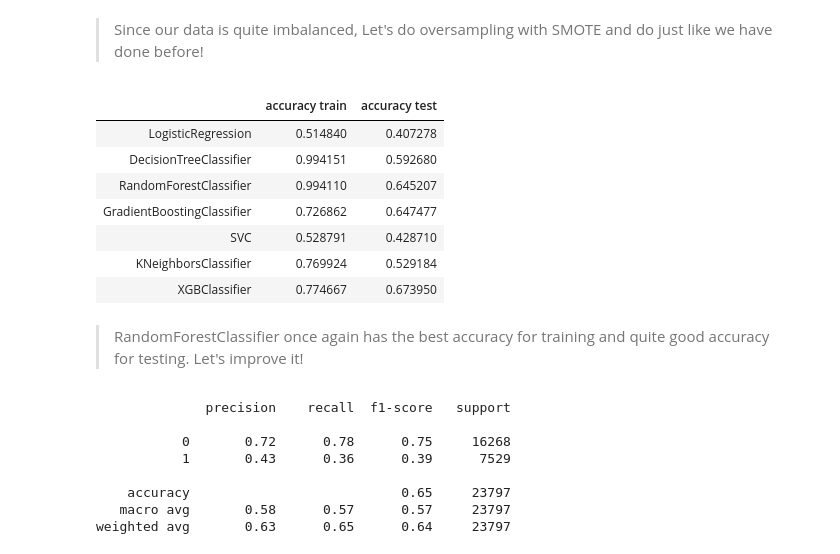
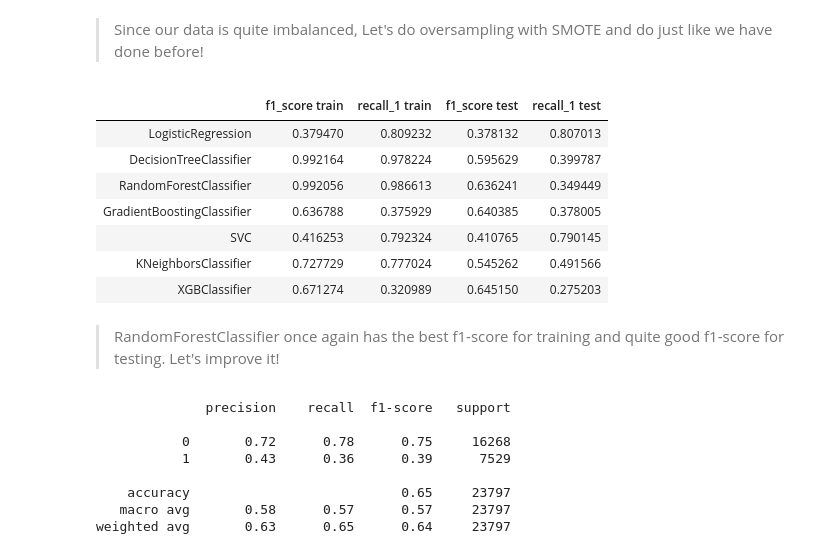
Before and after one commit to alvinhizra9/Final_Project_JCDS02_PurwadhikaBDG, a Jupyter notebook: final_project.ipynb, the cells around one changed output. Drawn from its saved outputs; the diff is of its cells as text; code cells hidden in the pictures.

```diff
--- a/final_project.ipynb
+++ b/final_project.ipynb
@@ -542,10 +552,14 @@ X_train, X_test, y_train, y_test = train_test_split(X,y,random_state=101)
 # %%
-acc_train = []
-acc_test = []
+f1_train = []
+f1_test = []
+rec_train = []
+rec_test = []
 for item in models:
     model = item()
     model.fit(X_train,y_train)
-    acc_train.append(accuracy_score(y_train,model.predict(X_train)))
-    acc_test.append(accuracy_score(y_test,model.predict(X_test)))
-pd.DataFrame(zip(acc_train,acc_test),columns=['accuracy train','accuracy test'],index=model_name)
+    f1_train.append(f1_score(y_train,model.predict(X_train),average='weighted'))
+    f1_test.append(f1_score(y_test,model.predict(X_test),average='weighted'))
+    rec_train.append(recall_score(y_train,model.predict(X_train),average=None)[1])
+    rec_test.append(recall_score(y_test,model.predict(X_test),average=None)[1])
+pd.DataFrame(zip(f1_train,rec_train,f1_test,rec_test),columns=['f1_score train','recall_1 train','f1_score test','recall_1 test'],index=model_name)
 # %% [output]
@@ -727,27 +741,31 @@ weighted avg       0.66      0.61      0.63     23797
 # %%
 from imblearn.over_sampling import SMOTE
 # %%
-acc_train = []
-acc_test = []
+f1_train = []
+f1_test = []
+rec_train = []
+rec_test = []
 sm = SMOTE(random_state=101)
 X_sm, y_sm = sm.fit_sample(X_train,y_train)
 for item in models:
     model = item()
     model.fit(X_sm, y_sm)
-    acc_train.append(accuracy_score(y_sm,model.predict(X_sm)))
-    acc_test.append(accuracy_score(y_test,model.predict(X_test)))
-pd.DataFrame(zip(acc_train,acc_test),columns=['accuracy train','accuracy test'],index=model_name)
+    f1_train.append(f1_score(y_train,model.predict(X_train),average='weighted'))
+    f1_test.append(f1_score(y_test,model.predict(X_test),average='weighted'))
+    rec_train.append(recall_score(y_train,model.predict(X_train),average=None)[1])
+    rec_test.append(recall_score(y_test,model.predict(X_test),average=None)[1])
+pd.DataFrame(zip(f1_train,rec_train,f1_test,rec_test),columns=['f1_score train','recall_1 train','f1_score test','recall_1 test'],index=model_name)
 # %% [output]
-|  | accuracy train | accuracy test |
-| LogisticRegression | 0.514840 | 0.407278 |
-| DecisionTreeClassifier | 0.994151 | 0.592680 |
-| RandomForestClassifier | 0.994110 | 0.645207 |
-| GradientBoostingClassifier | 0.726862 | 0.647477 |
-| SVC | 0.528791 | 0.428710 |
-| KNeighborsClassifier | 0.769924 | 0.529184 |
-| XGBClassifier | 0.774667 | 0.673950 |
+|  | f1_score train | recall_1 train | f1_score test | recall_1 test |
+| LogisticRegression | 0.379470 | 0.809232 | 0.378132 | 0.807013 |
+| DecisionTreeClassifier | 0.992164 | 0.978224 | 0.595629 | 0.399787 |
+| RandomForestClassifier | 0.992056 | 0.986613 | 0.636241 | 0.349449 |
+| GradientBoostingClassifier | 0.636788 | 0.375929 | 0.640385 | 0.378005 |
+| SVC | 0.416253 | 0.792324 | 0.410765 | 0.790145 |
+| KNeighborsClassifier | 0.727729 | 0.777024 | 0.545262 | 0.491566 |
+| XGBClassifier | 0.671274 | 0.320989 | 0.645150 | 0.275203 |
 # %% [markdown]
-> RandomForestClassifier once again has the best accuracy for training and quite good accuracy for testing. Let's improve it!
+> RandomForestClassifier once again has the best f1-score for training and quite good f1-score for testing. Let's improve it!
 # %%
 rfc = RandomForestClassifier(random_state=101)
 rfc.fit(X_sm, y_sm)
```
Also changed, not shown: parts of 10 cells of this notebook.
